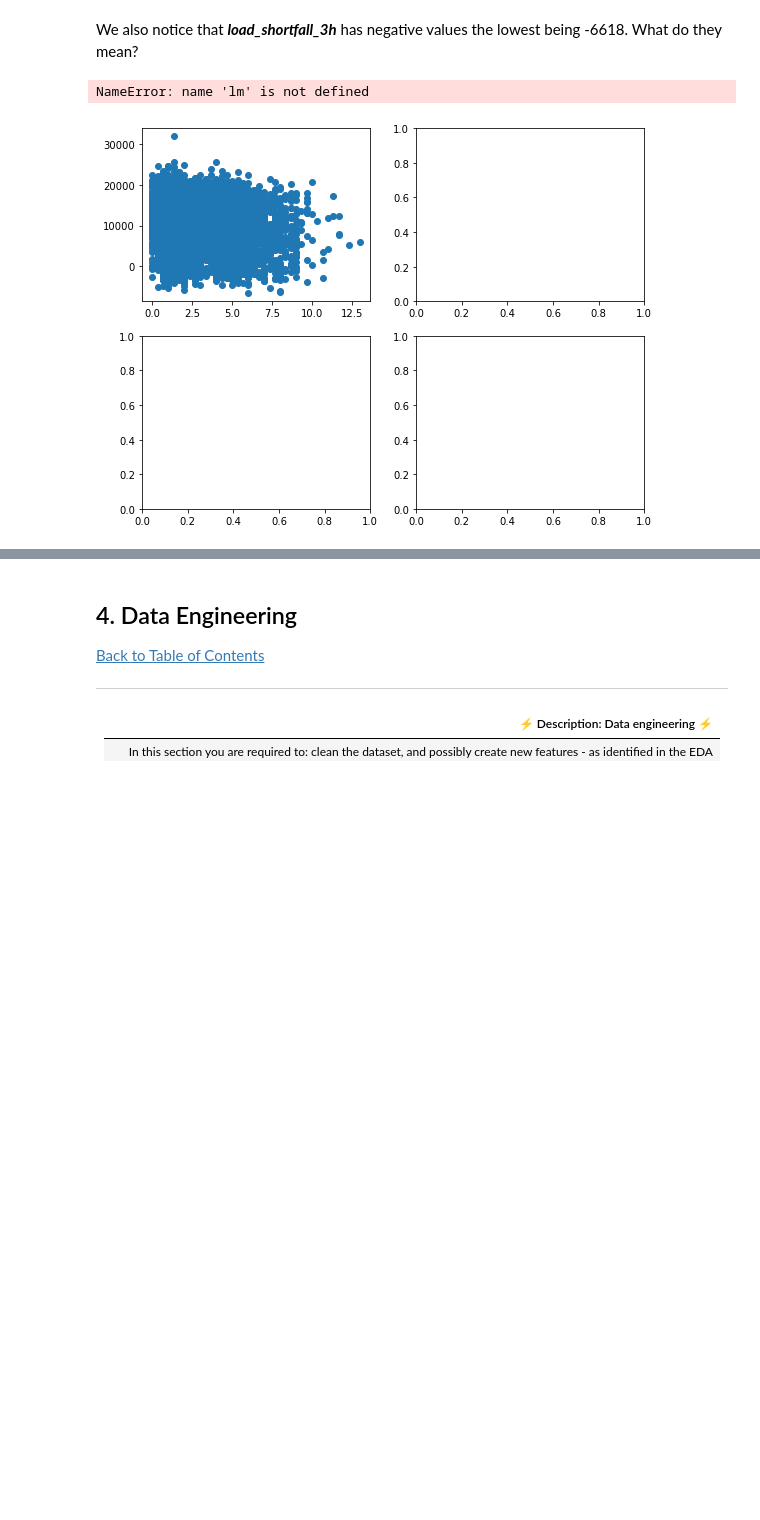
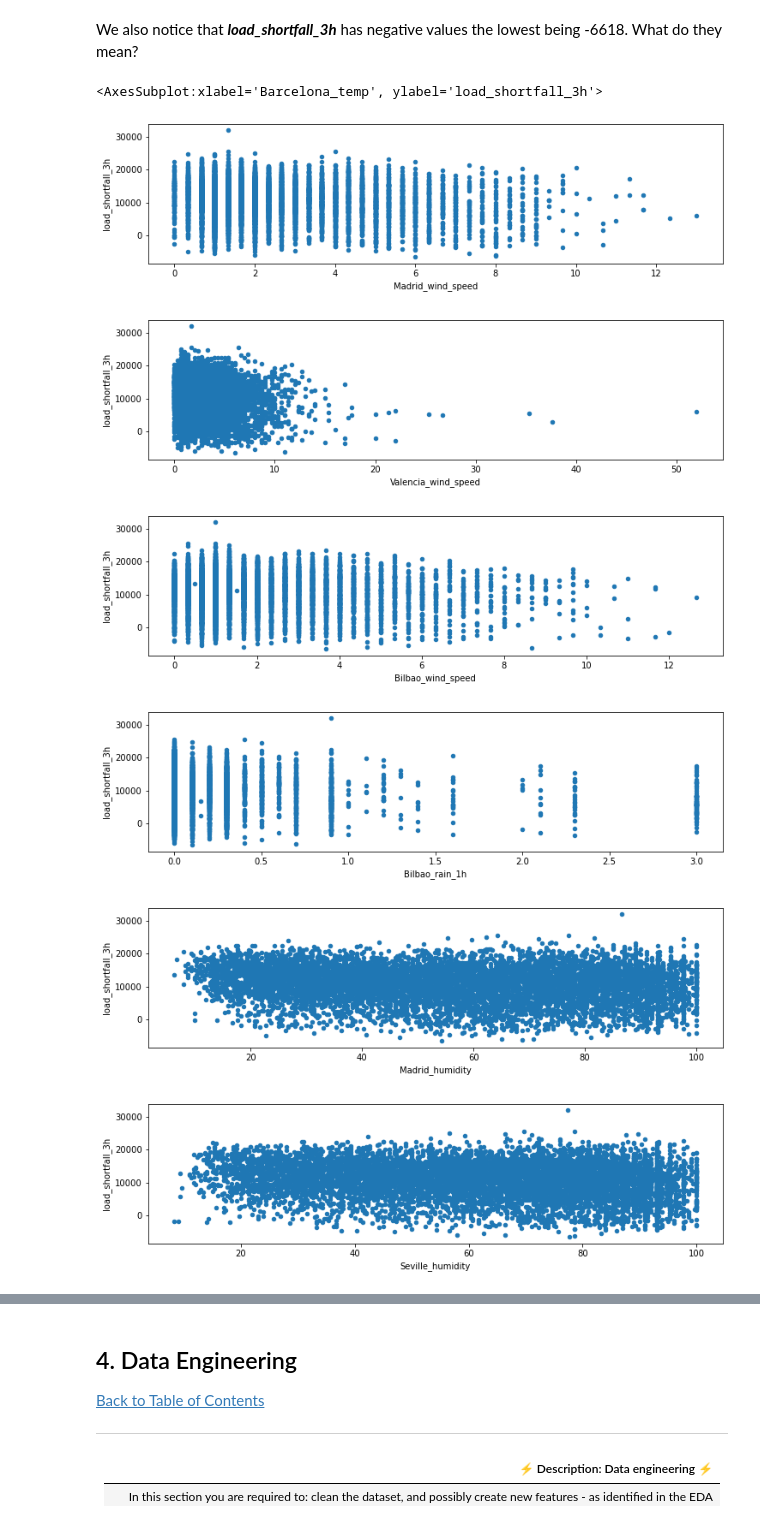
Before and after one commit to Explore-AI/load-shortfall-regression-predict-api, a Jupyter notebook: our_new_starter-notebook.ipynb, the cells around one changed output, grey strips where cells are left out. Saved outputs shown, nothing was run; the diff lists cells and outputs as text; code cells hidden in the pictures; blank space fills up the shorter version.

```diff
--- a/our_new_starter-notebook.ipynb
+++ b/our_new_starter-notebook.ipynb
@@ -177,11 +177,43 @@ df.describe()
 We also notice that __*load_shortfall_3h*__ has negative values the lowest being -6618. What do they mean?
 # %%
 # plot relevant feature interactions
-fig, axs = plt.subplots(2, 2, figsize=(9,7))
 
-axs[0,0].scatter(df['Madrid_wind_speed'], df['load_shortfall_3h'])
-axs[0,0].plot(df['Madrid_wind_speed'], lm.intercept_ + lm.coef_[4]*df['Madrid_wind_speed'], color='red')
-#axs[0,0].title.set_text('Weight (wt) vs. mpg')
+# wind speed
+df.plot.scatter(x='Madrid_wind_speed',y='load_shortfall_3h', figsize=(12, 3))
+df.plot.scatter(x='Valencia_wind_speed',y='load_shortfall_3h', figsize=(12, 3))
+df.plot.scatter(x='Bilbao_wind_speed',y='load_shortfall_3h', figsize=(12, 3))
+
+#rain
+df.plot.scatter(x='Bilbao_rain_1h',y='load_shortfall_3h', figsize=(12, 3))
+
+#humidity
+
+df.plot.scatter(x='Madrid_humidity',y='load_shortfall_3h', figsize=(12, 3))
+df.plot.scatter(x='Seville_humidity',y='load_shortfall_3h', figsize=(12, 3))
+
+#clouds
+df.plot.scatter(x='Bilbao_clouds_all',y='load_shortfall_3h', figsize=(12, 3))
+
+
+#temp_max
+df.plot.scatter(x='Madrid_temp_max',y='load_shortfall_3h', figsize=(12, 3))
+df.plot.scatter(x='Bilbao_temp_max',y='load_shortfall_3h')
+
+#temp_min
+df.plot.scatter(x='Madrid_temp_min',y='load_shortfall_3h', figsize=(12, 3))
+df.plot.scatter(x='Bilbao_temp_min',y='load_shortfall_3h', figsize=(12, 3))
+df.plot.scatter(x='Seville_temp_min',y='load_shortfall_3h', figsize=(12, 3))
+df.plot.scatter(x='Seville_temp_min',y='load_shortfall_3h', figsize=(12, 3))
+
+#temp
+df.plot.scatter(x='Madrid_temp',y='load_shortfall_3h', figsize=(12, 3))
+df.plot.scatter(x='Bilbao_temp',y='load_shortfall_3h', figsize=(12, 3))
+df.plot.scatter(x='Barcelona_temp',y='load_shortfall_3h', figsize=(12, 3))
 # %% [output]
-NameError: name 'lm' is not defined
+<AxesSubplot:xlabel='Barcelona_temp', ylabel='load_shortfall_3h'>
-[figure, old version]
+[figure, new version]
+[figure, added]
+[figure, added]
+[figure, added]
+[figure, added]
+[figure, added]
```
Also changed, not shown: parts of 2 cells of this notebook.
